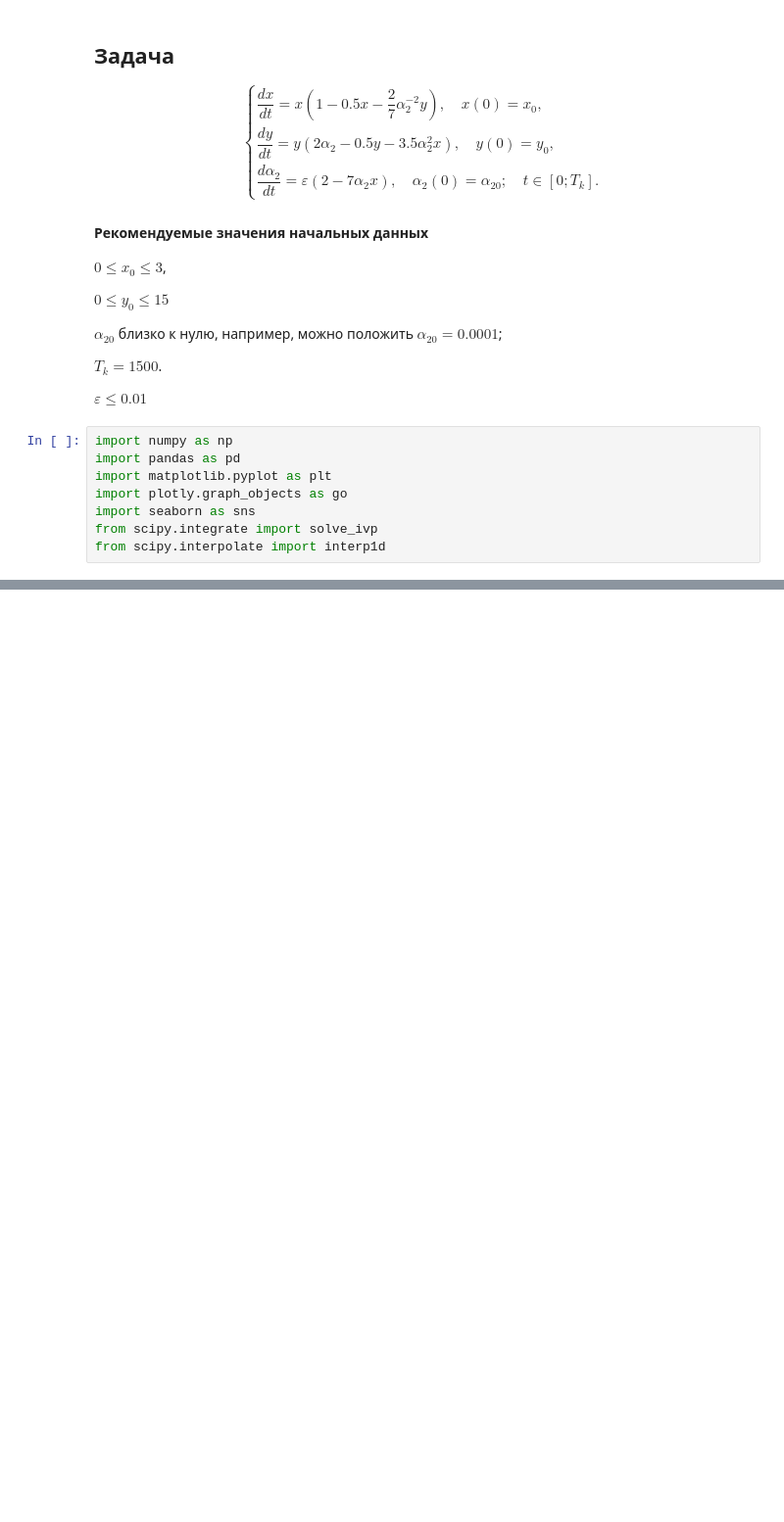
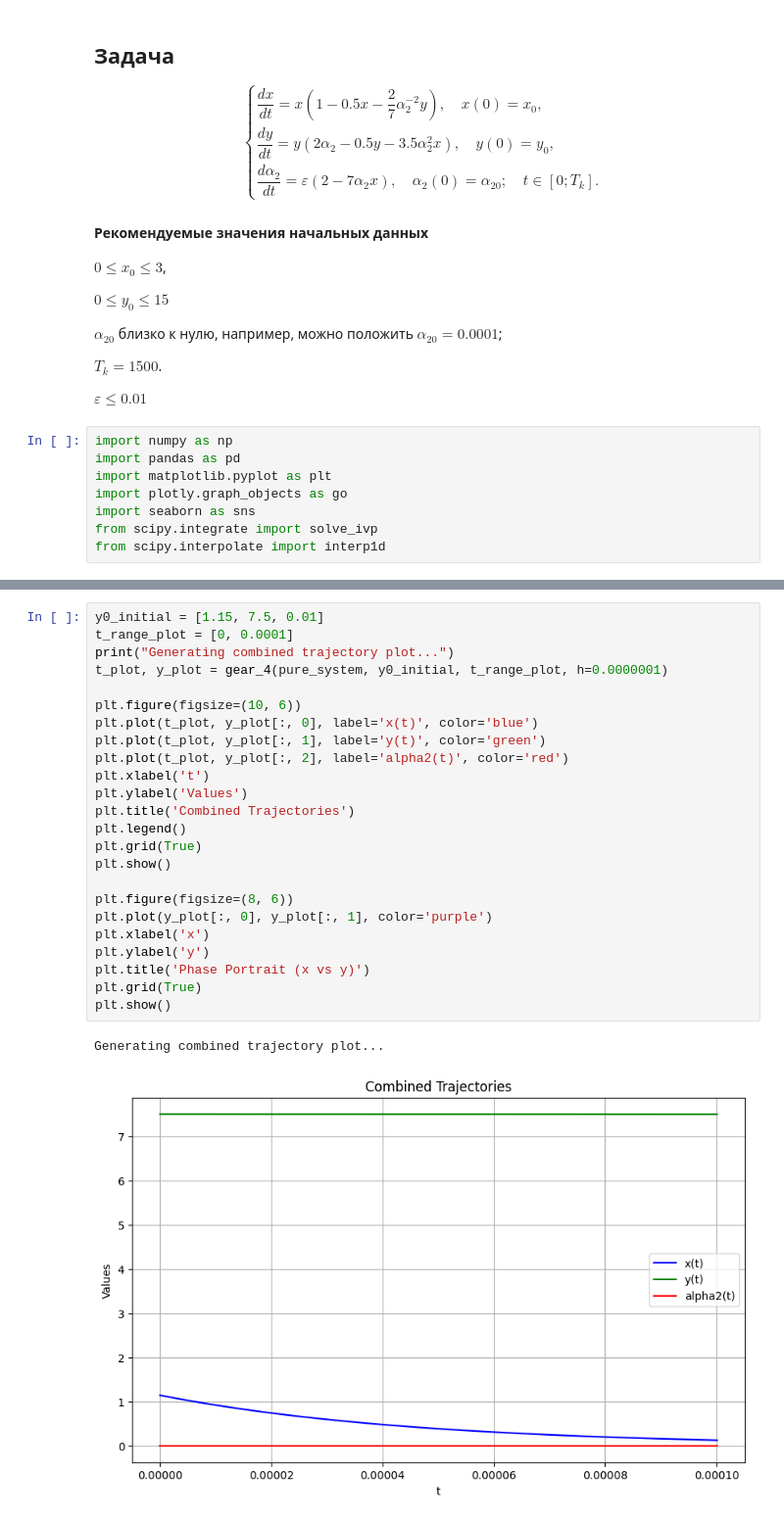
Before and after one commit to Tisuder/NM-population-evolution, a Jupyter notebook: main.ipynb, the cells around one changed output, grey strips where cells are left out. Shown at 98% size. Cells and saved outputs as stored; diff of their text form; blank space fills up the shorter version.

Commit message:
Visualization added

```diff
--- a/main.ipynb
+++ b/main.ipynb
@@ -215,0 +244,27 @@ def analyze_stability(h, v, eps=0.01):
+# %%
+y0_initial = [1.15, 7.5, 0.01]
+t_range_plot = [0, 0.0001]
+print("Generating combined trajectory plot...")
+t_plot, y_plot = gear_4(pure_system, y0_initial, t_range_plot, h=0.0000001)
+
+plt.figure(figsize=(10, 6))
+plt.plot(t_plot, y_plot[:, 0], label='x(t)', color='blue')
+plt.plot(t_plot, y_plot[:, 1], label='y(t)', color='green')
+plt.plot(t_plot, y_plot[:, 2], label='alpha2(t)', color='red')
+plt.xlabel('t')
+plt.ylabel('Values')
+plt.title('Combined Trajectories')
+plt.legend()
+plt.grid(True)
+plt.show()
+
+plt.figure(figsize=(8, 6))
+plt.plot(y_plot[:, 0], y_plot[:, 1], color='purple')
+plt.xlabel('x')
+plt.ylabel('y')
+plt.title('Phase Portrait (x vs y)')
+plt.grid(True)
+plt.show()
+# %% [output]
+Generating combined trajectory plot...
+[figure, added]
```
Also changed, not shown: parts of 7 cells of this notebook.
